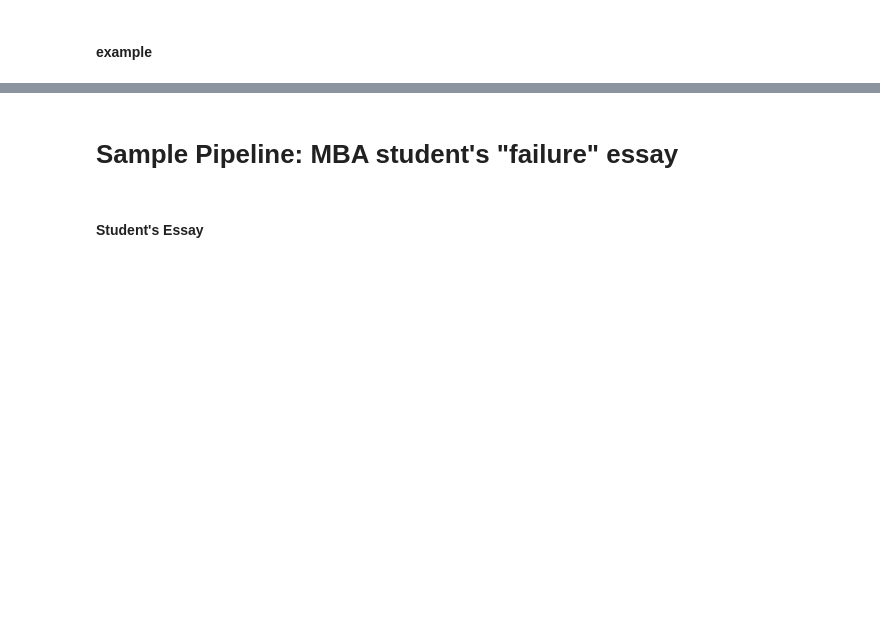
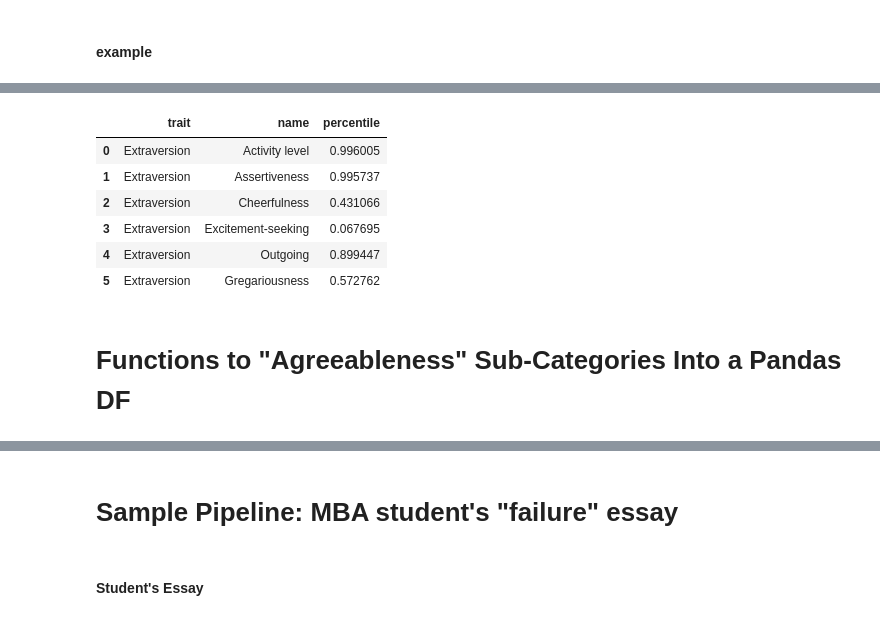
Before and after one commit to Beige-Coffee/48to1, a Jupyter notebook: IMB_Watson_Personality_Insights.ipynb, the cells around one changed output, grey strips where cells are left out. Drawn from its saved outputs; the diff is of its cells as text; code cells hidden in the pictures; blank space fills up the shorter version.

```diff
--- a/IMB_Watson_Personality_Insights.ipynb
+++ b/IMB_Watson_Personality_Insights.ipynb
@@ -139,0 +137,12 @@ def text_to_sentence_analysis(text):
+# %%
+text_to_extraversion_sub_personality_pd(profile)
+# %% [output]
+|  | trait | name | percentile |
+| 0 | Extraversion | Activity level | 0.996005 |
+| 1 | Extraversion | Assertiveness | 0.995737 |
+| 2 | Extraversion | Cheerfulness | 0.431066 |
+| 3 | Extraversion | Excitement-seeking | 0.067695 |
+| 4 | Extraversion | Outgoing | 0.899447 |
+| 5 | Extraversion | Gregariousness | 0.572762 |
+# %% [markdown]
+# Functions to "Agreeableness" Sub-Categories Into a Pandas DF
```
Also changed, not shown: parts of 34 cells of this notebook.
